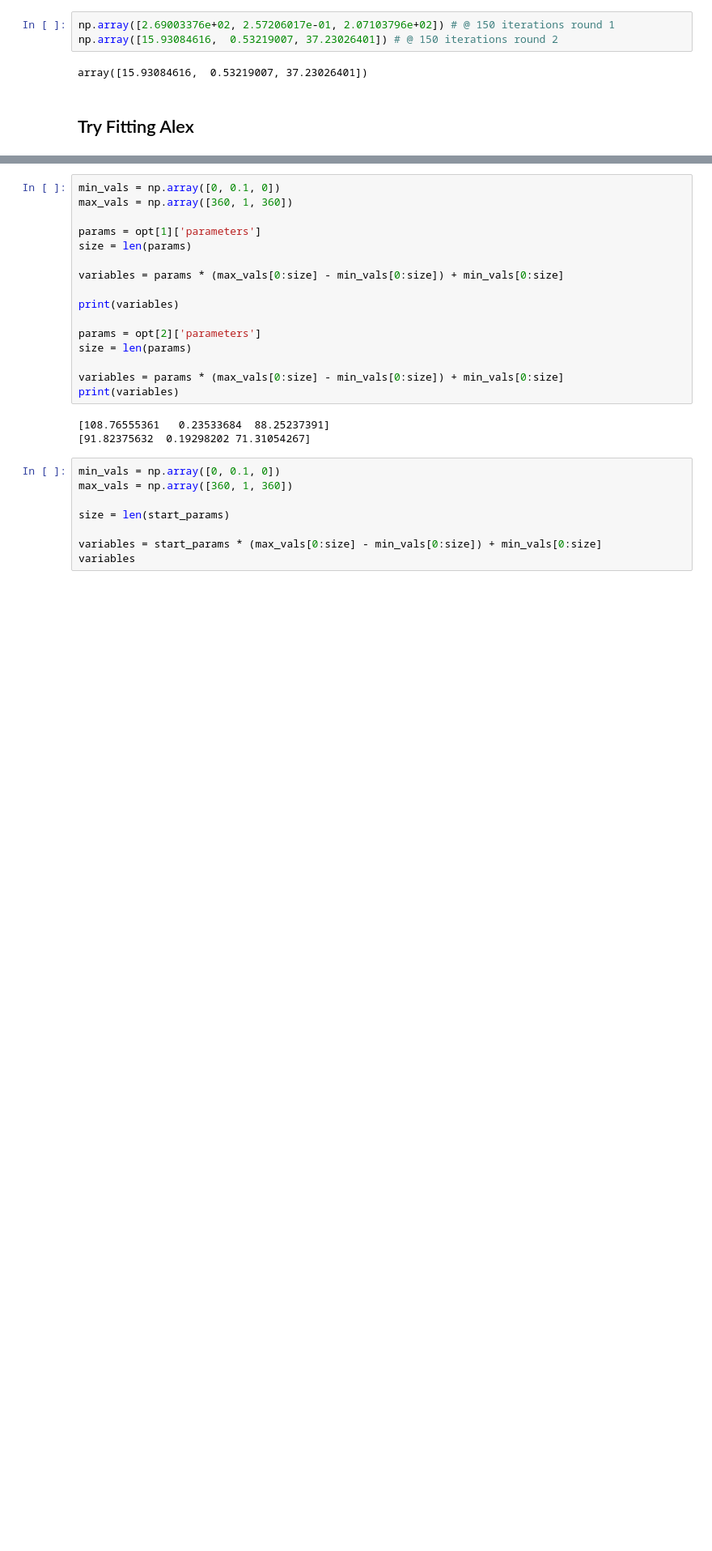
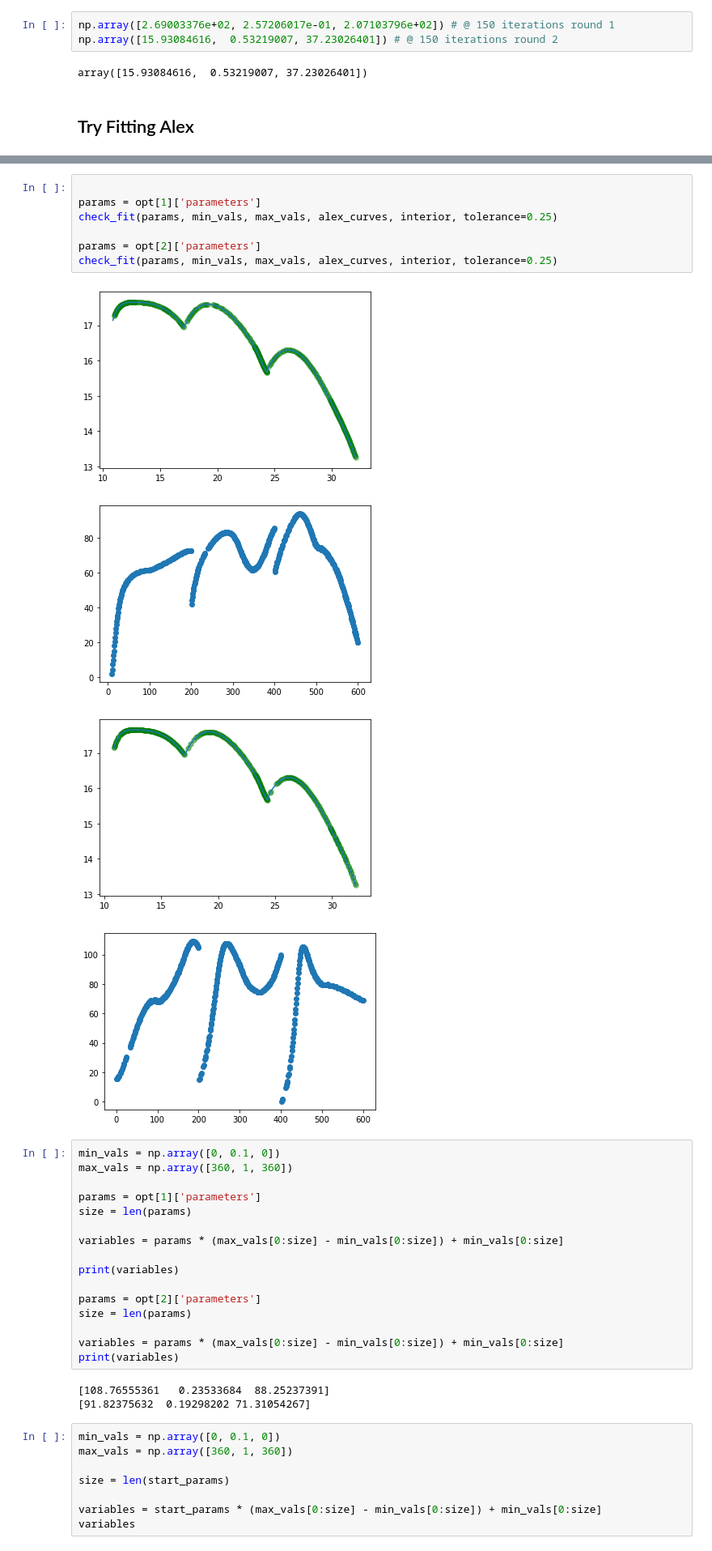
Before and after one commit to ssajous/europa-cycloids, a Jupyter notebook: src/Sample.ipynb, the cells around one changed output, grey strips where cells are left out. Shown: that part at 81% size. Cells and saved outputs as stored; diff of their text form; blank space fills up the shorter version.

```diff
--- a/src/Sample.ipynb
+++ b/src/Sample.ipynb
@@ -1962,3 +1853,15 @@ plt.scatter(fit_points['pointNumber'], fit_points['stress'])
+# %%
+
+params = opt[1]['parameters']
+check_fit(params, min_vals, max_vals, alex_curves, interior, tolerance=0.25)
+
+params = opt[2]['parameters']
+check_fit(params, min_vals, max_vals, alex_curves, interior, tolerance=0.25)
+# %% [output]
+[figure, added]
+[figure, added]
+[figure, added]
+[figure, added]
 # %%
 min_vals = np.array([0, 0.1, 0])
 max_vals = np.array([360, 1, 360])
```
Also changed, not shown: parts of 13 cells of this notebook, 1 other file.
